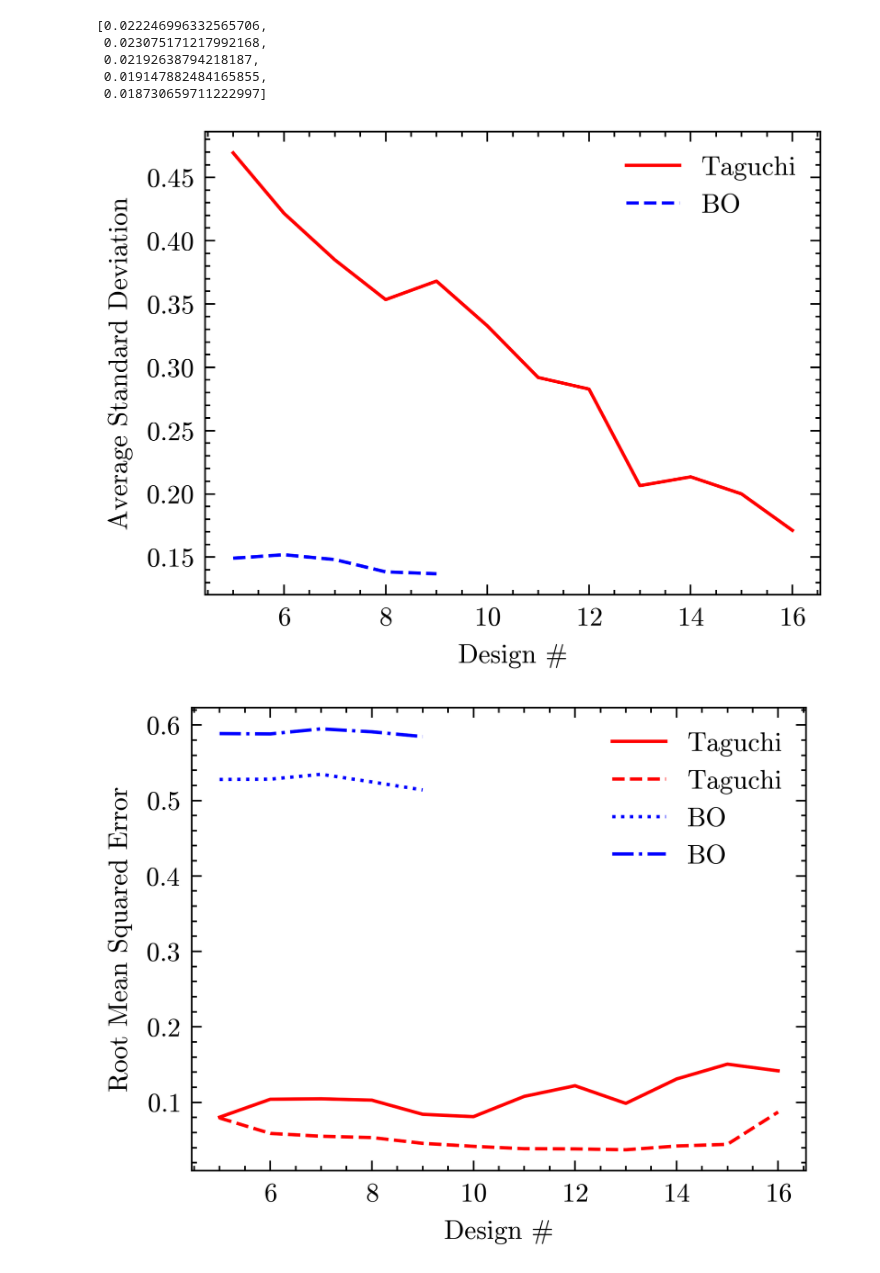
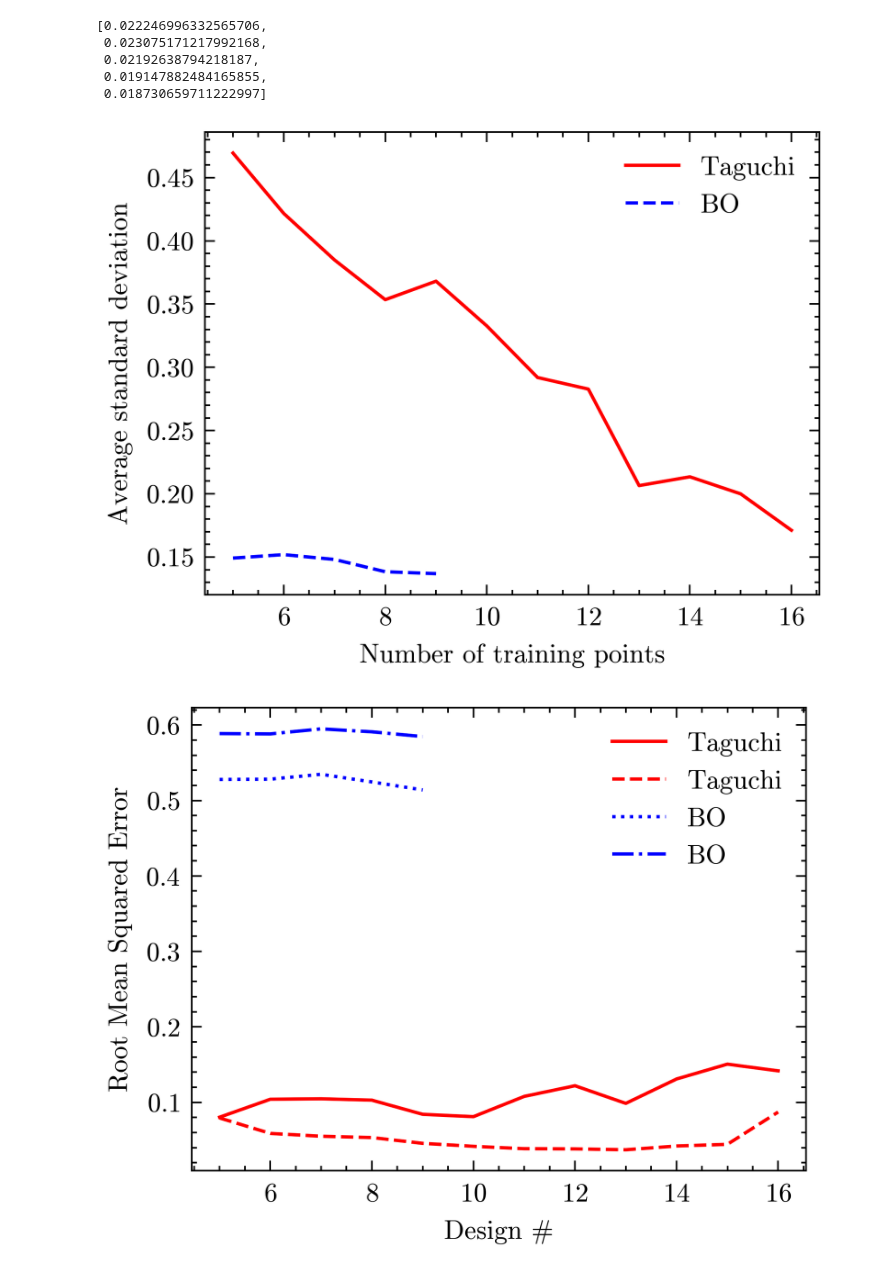
Before and after one commit to c-y-i/Mod_DOE, a Jupyter notebook: BayZop_Valve.ipynb, the cells around one changed output. Saved outputs shown, nothing was run; the diff lists cells and outputs as text; code cells hidden in the pictures.

```diff
--- a/BayZop_Valve.ipynb
+++ b/BayZop_Valve.ipynb
@@ -822,19 +822,19 @@ avg_SEM
 # %%
 # plot accuracy/covariance as a function of # trials for each Taguchi & BO
 with plt.style.context(['science','ieee','no-latex']):
     t_inds = range(num_init, num_init + len(avg_covariance))
     b_inds = range(num_init, num_init + len(prev_BO_df[np.isfinite(prev_BO_df['crack_pressure'])]) + 1)
     fig = plt.figure()
     ax = plt.subplot(111)
     ax.plot(t_inds,np.sqrt(avg_covariance), c='r', label='Taguchi')
     ax.plot(b_inds,np.sqrt(avg_SEM), c='b', label='BO')
-    ax.set_xlabel('Design #')
-    ax.set_ylabel('Average Standard Deviation')
+    ax.set_xlabel('Number of training points')
+    ax.set_ylabel('Average standard deviation')
     # ax.set_yscale('log')
     plt.legend()
     plt.show()
 # %% [output]
-[figure, old version]
+[figure, new version]
 # %%
 with plt.style.context(['science','ieee','no-latex']):
     fig = plt.figure()
```
Also changed, not shown: parts of 1 cell of this notebook.
